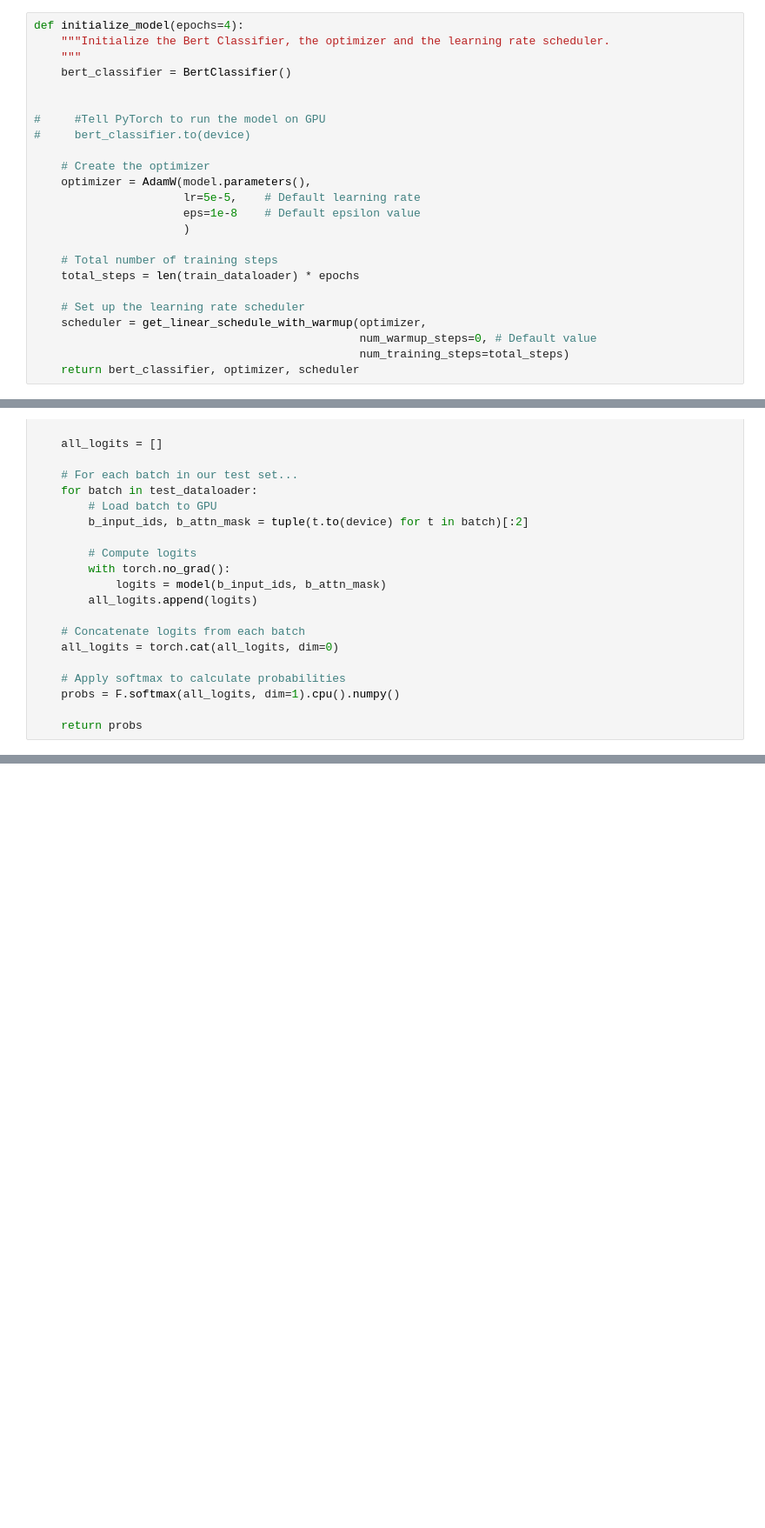
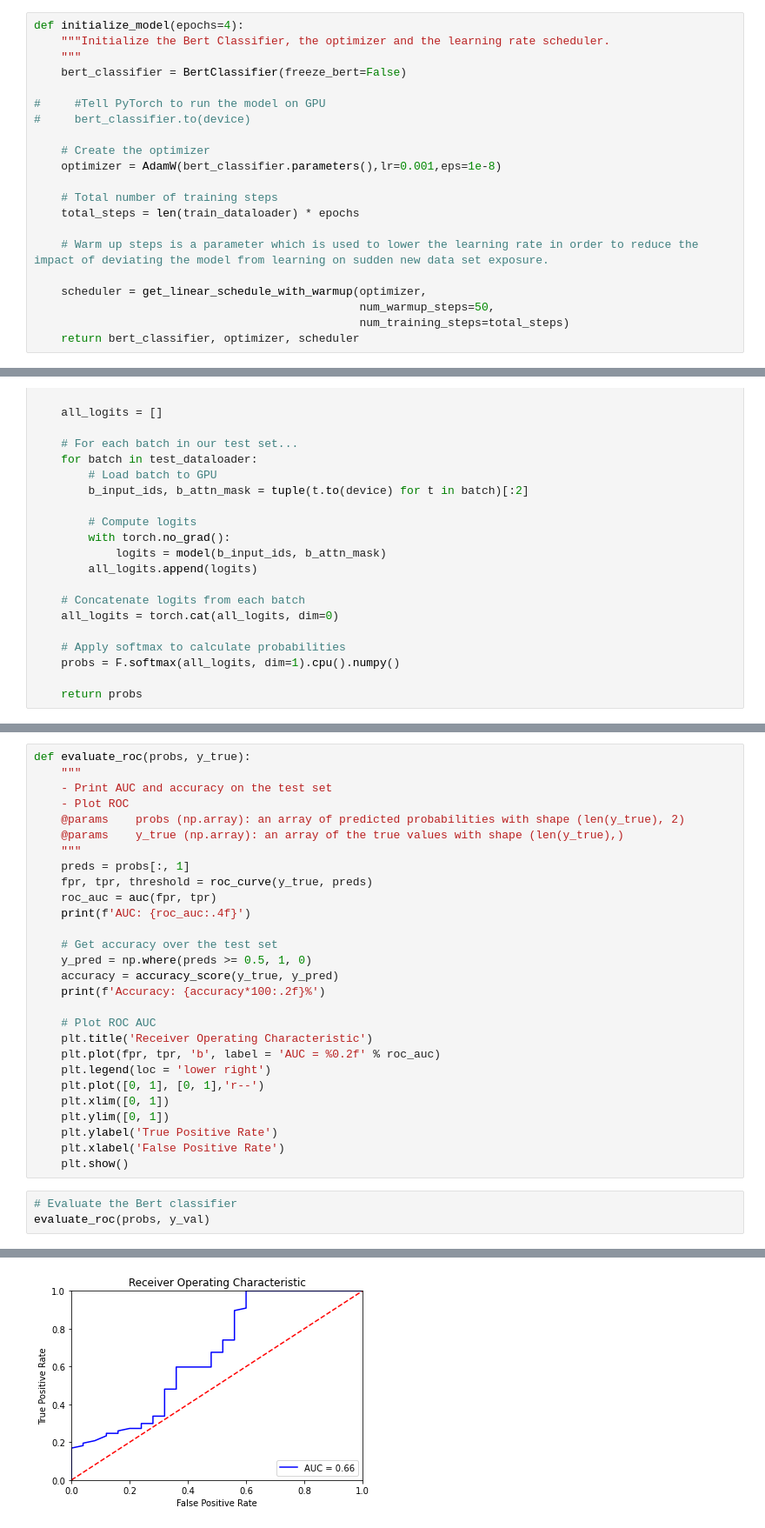
Before and after one commit to sharonwu827/Automated-trading, a Jupyter notebook: Sharon's Sandbox/Sentiment training.ipynb, the cells around one changed output, grey strips where cells are left out. Shown: that part at 87% size. Drawn from its saved outputs; the diff is of its cells as text; blank space fills up the shorter version.

```diff
--- a/Sharon's Sandbox/Sentiment training.ipynb
+++ b/Sharon's Sandbox/Sentiment training.ipynb
@@ -257,24 +287,21 @@ You should probably TRAIN this model on a down-stream task to be able to use it
 def initialize_model(epochs=4):
     """Initialize the Bert Classifier, the optimizer and the learning rate scheduler.
     """
-    bert_classifier = BertClassifier()
-
+    bert_classifier = BertClassifier(freeze_bert=False)
 
 #     #Tell PyTorch to run the model on GPU
 #     bert_classifier.to(device)
 
     # Create the optimizer
-    optimizer = AdamW(model.parameters(),
-                      lr=5e-5,    # Default learning rate
-                      eps=1e-8    # Default epsilon value
-                      )
+    optimizer = AdamW(bert_classifier.parameters(),lr=0.001,eps=1e-8)
 
     # Total number of training steps
     total_steps = len(train_dataloader) * epochs
 
-    # Set up the learning rate scheduler
+    # Warm up steps is a parameter which is used to lower the learning rate in order to reduce the impact of deviating the model from learning on sudden new data set exposure.
+
     scheduler = get_linear_schedule_with_warmup(optimizer,
-                                                num_warmup_steps=0, # Default value
+                                                num_warmup_steps=50,
                                                 num_training_steps=total_steps)
     return bert_classifier, optimizer, scheduler
 # %% [markdown]
@@ -457,0 +493,32 @@ Number of tweets predicted non-negative:  100
+# %%
+def evaluate_roc(probs, y_true):
+    """
+    - Print AUC and accuracy on the test set
+    - Plot ROC
+    @params    probs (np.array): an array of predicted probabilities with shape (len(y_true), 2)
+    @params    y_true (np.array): an array of the true values with shape (len(y_true),)
+    """
+    preds = probs[:, 1]
+    fpr, tpr, threshold = roc_curve(y_true, preds)
+    roc_auc = auc(fpr, tpr)
+    print(f'AUC: {roc_auc:.4f}')
+
+    # Get accuracy over the test set
+    y_pred = np.where(preds >= 0.5, 1, 0)
+    accuracy = accuracy_score(y_true, y_pred)
+    print(f'Accuracy: {accuracy*100:.2f}%')
+
+    # Plot ROC AUC
+    plt.title('Receiver Operating Characteristic')
+    plt.plot(fpr, tpr, 'b', label = 'AUC = %0.2f' % roc_auc)
+    plt.legend(loc = 'lower right')
+    plt.plot([0, 1], [0, 1],'r--')
+    plt.xlim([0, 1])
+    plt.ylim([0, 1])
+    plt.ylabel('True Positive Rate')
+    plt.xlabel('False Positive Rate')
+    plt.show()
+# %%
+# Evaluate the Bert classifier
+evaluate_roc(probs, y_val)
+# %% [output]
@@ -457,0 +527 @@ Number of tweets predicted non-negative:  100
+[figure, added]
```
Also changed, not shown: parts of 19 cells of this notebook.
